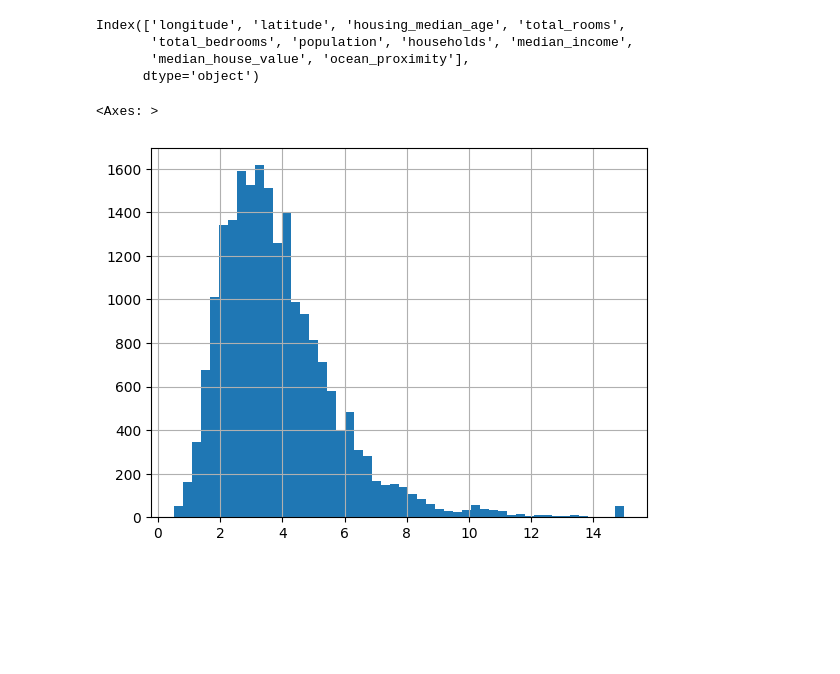
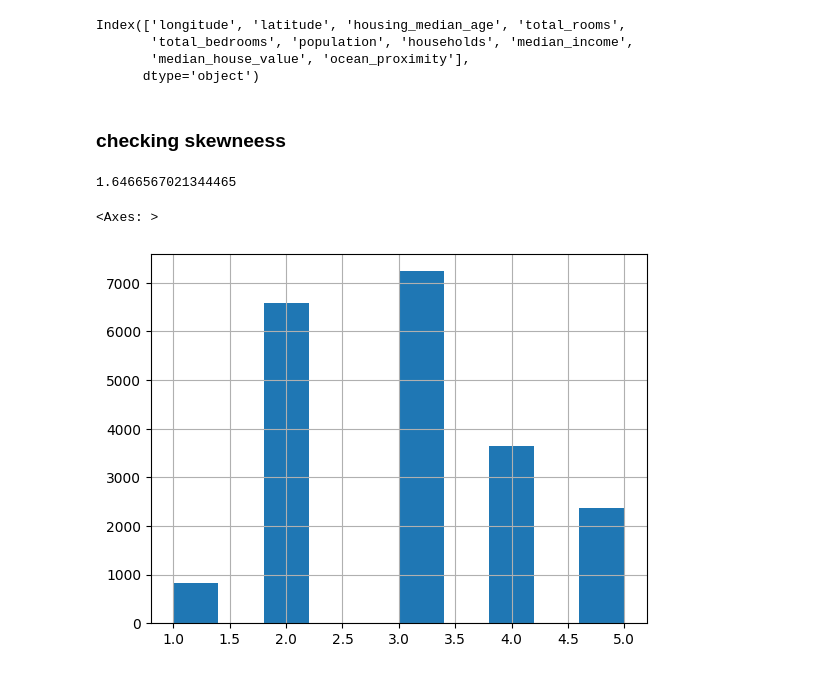
Before and after one commit to ujjwal-basnet/Hands-on-Machine-Learning-with-Scikit-Learn-Keras-and-TensorFlow, a Jupyter notebook: end-to-end-ml-project/code.ipynb, the cells around one changed output. Drawn from its saved outputs; the diff is of its cells as text; code cells hidden in the pictures; blank space fills up the shorter version.

```diff
--- a/end-to-end-ml-project/code.ipynb
+++ b/end-to-end-ml-project/code.ipynb
@@ -125,8 +127,20 @@ Index(['longitude', 'latitude', 'housing_median_age', 'total_rooms',
        'total_bedrooms', 'population', 'households', 'median_income',
        'median_house_value', 'ocean_proximity'],
       dtype='object')
+# %% [markdown]
+### checking skewneess
 # %%
-housing.median_income.hist(bins = 50 )
+housing.median_income.skew()
 # %% [output]
-<Axes: >
+1.6466567021344465
-[figure, removed]
+# %%
+housing['income_cat'] = pd.cut(housing['median_income'] , bins = [-0.01 , 1.5 , 3.0 , 4.5 , 6. , np.inf] ,  labels = [1 , 2, 3 ,4 ,5 ])
+# %%
+
+bins = [0. , 1.5 , 3.0 , 4.5 , 6. , np.inf]
+x = pd.cut(housing["median_income"] , bins = bins , labels = [1,2,3,4,5,]  )
+# %%
+x.hist()
+# %% [output]
+<Axes: >
+[figure, added]
```
Also changed, not shown: parts of 14 cells of this notebook, 1 other file.
